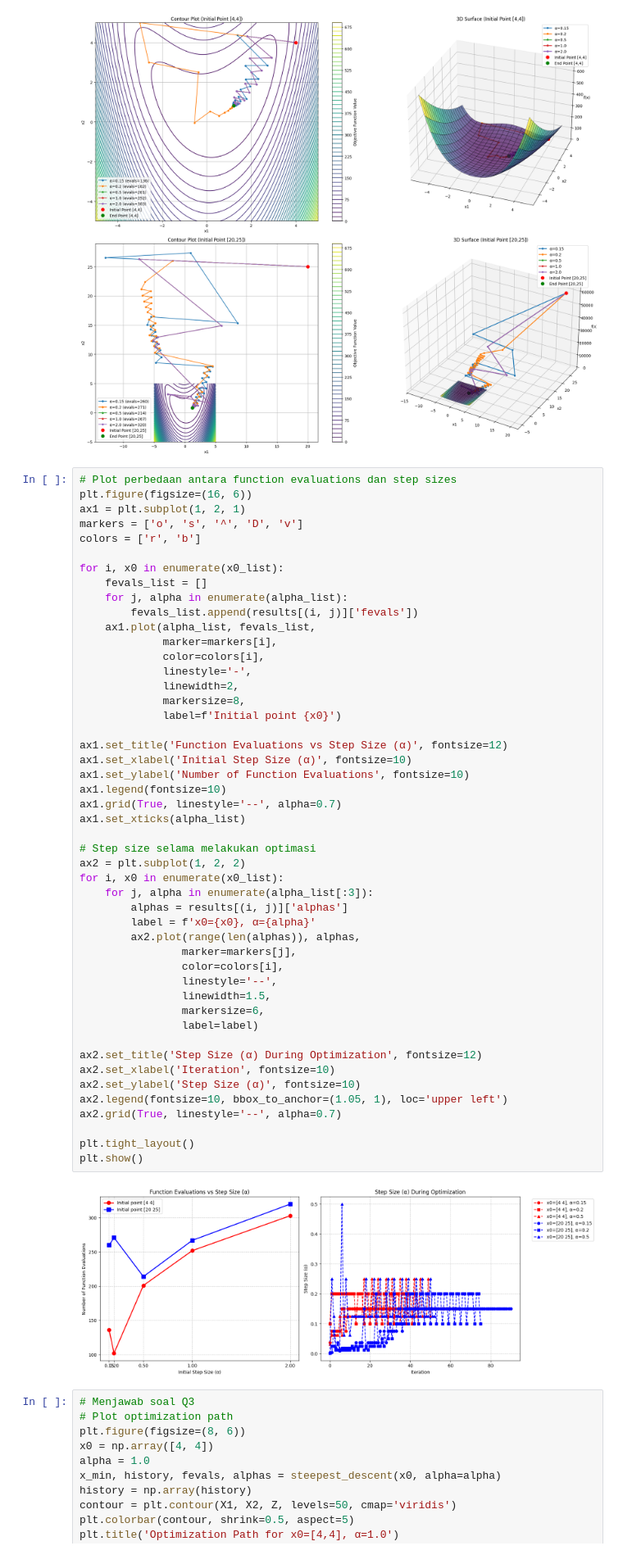
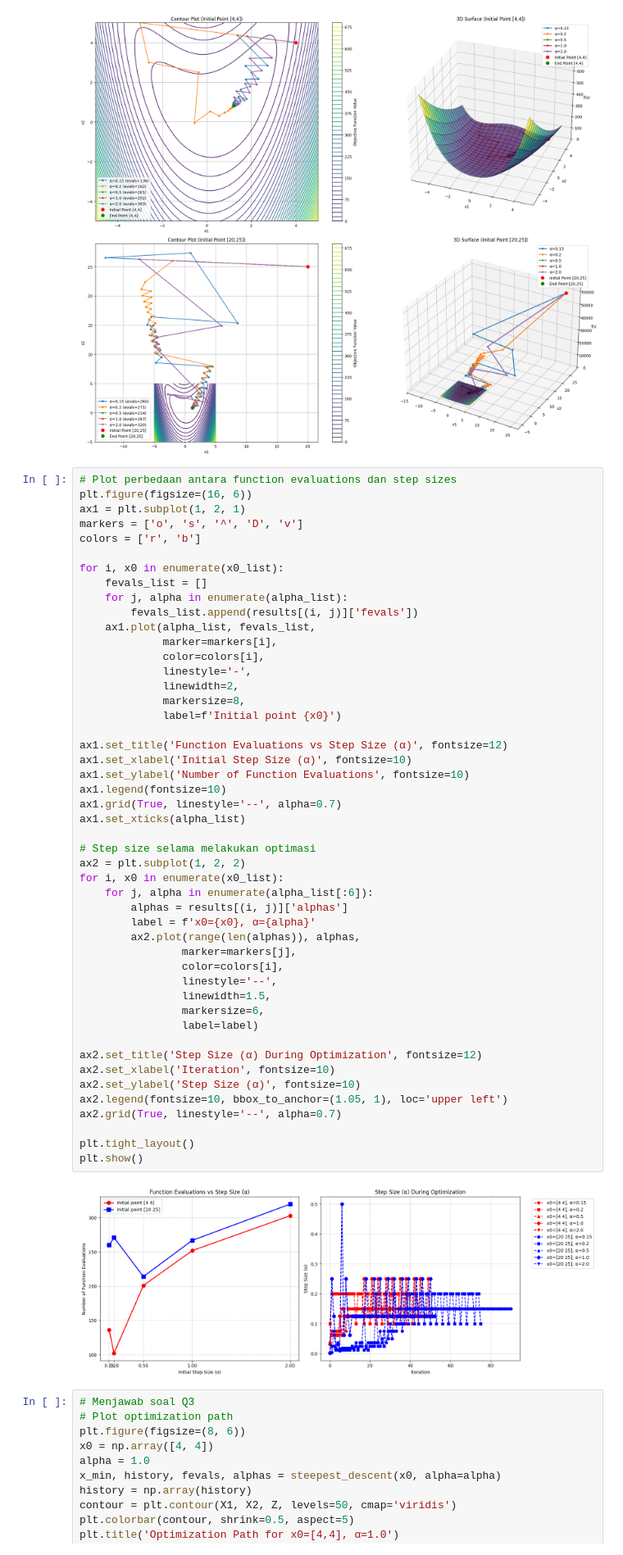
Before and after one commit to fegara/Unconstrained_code, a Jupyter notebook: unconstrained_hw1.ipynb, the cells around one changed output. Shown at 82% size. Drawn from its saved outputs; the diff is of its cells as text.

```diff
--- a/unconstrained_hw1.ipynb
+++ b/unconstrained_hw1.ipynb
@@ -220,35 +220,35 @@ for i, x0 in enumerate(x0_list):
 
 ax1.set_title('Function Evaluations vs Step Size (α)', fontsize=12)
 ax1.set_xlabel('Initial Step Size (α)', fontsize=10)
 ax1.set_ylabel('Number of Function Evaluations', fontsize=10)
 ax1.legend(fontsize=10)
 ax1.grid(True, linestyle='--', alpha=0.7)
 ax1.set_xticks(alpha_list)
 
 # Step size selama melakukan optimasi
 ax2 = plt.subplot(1, 2, 2)
 for i, x0 in enumerate(x0_list):
-    for j, alpha in enumerate(alpha_list[:3]):
+    for j, alpha in enumerate(alpha_list[:6]):
         alphas = results[(i, j)]['alphas']
         label = f'x0={x0}, α={alpha}'
         ax2.plot(range(len(alphas)), alphas,
                 marker=markers[j],
                 color=colors[i],
                 linestyle='--',
                 linewidth=1.5,
                 markersize=6,
                 label=label)
 
 ax2.set_title('Step Size (α) During Optimization', fontsize=12)
 ax2.set_xlabel('Iteration', fontsize=10)
 ax2.set_ylabel('Step Size (α)', fontsize=10)
 ax2.legend(fontsize=10, bbox_to_anchor=(1.05, 1), loc='upper left')
 ax2.grid(True, linestyle='--', alpha=0.7)
 
 plt.tight_layout()
 plt.show()
 # %% [output]
-[figure, old version]
+[figure, new version]
 # %%
 # Menjawab soal Q3
 # Plot optimization path
```
Also changed, not shown: parts of 1 cell of this notebook.
